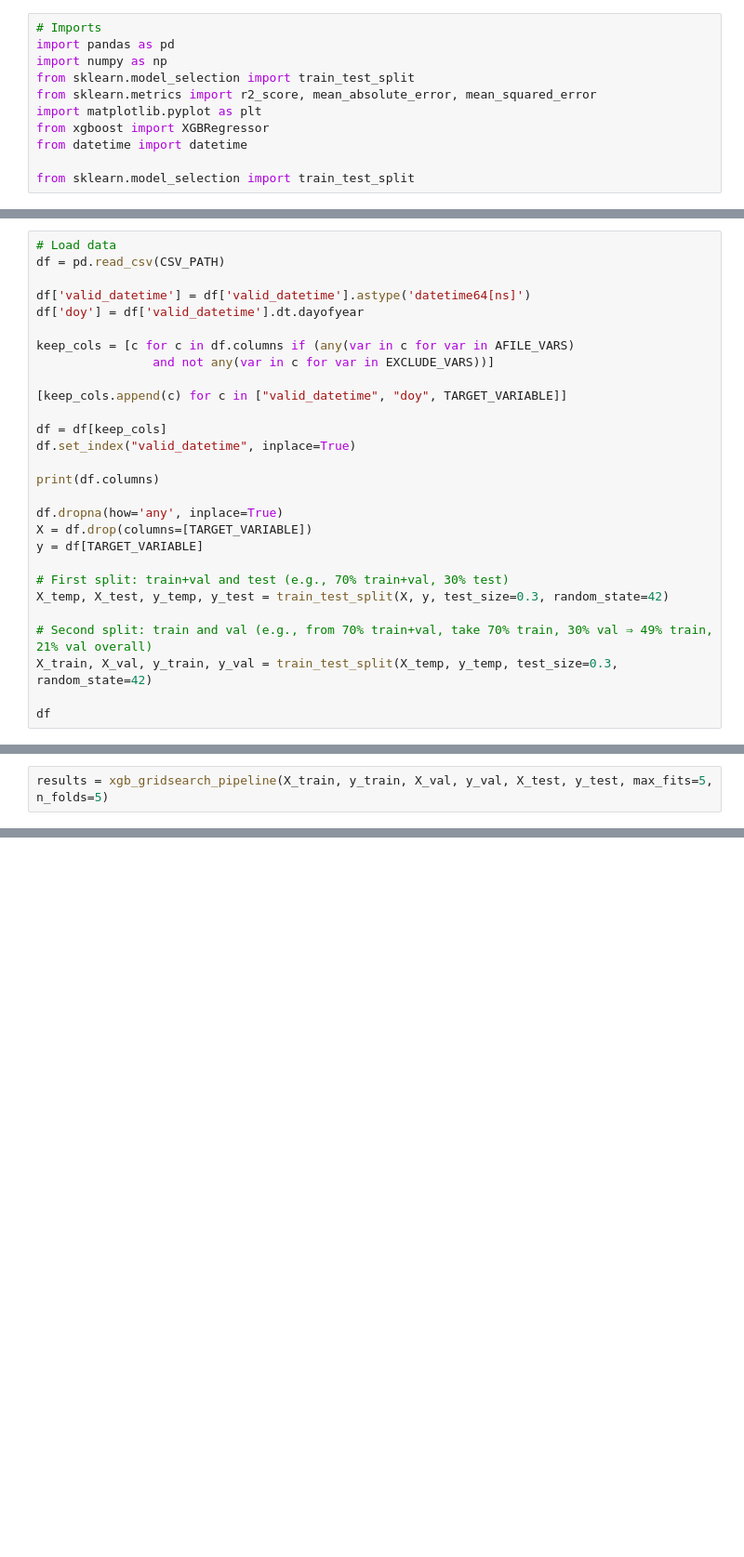
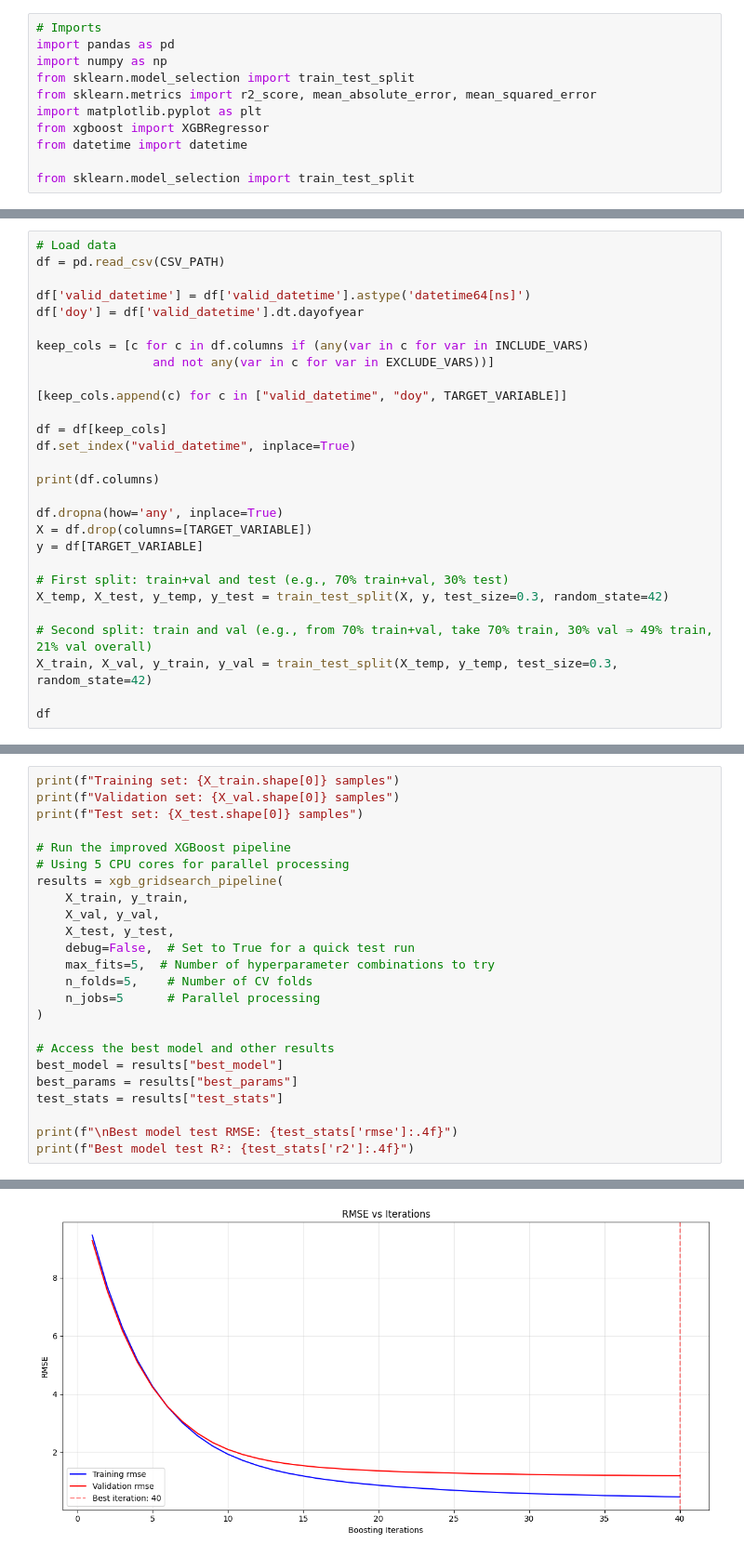
Before and after one commit to m-wessler/gefs-ai-ml, a Jupyter notebook: XGBoost_Machine_Learning_Regression_Training_(T4_GPU).ipynb, the cells around one changed output, grey strips where cells are left out. Shown at 93% size. Drawn from its saved outputs; the diff is of its cells as text; blank space fills up the shorter version.

```diff
--- a/XGBoost_Machine_Learning_Regression_Training_(T4_GPU).ipynb
+++ b/XGBoost_Machine_Learning_Regression_Training_(T4_GPU).ipynb
@@ -30,7 +40,7 @@ df = pd.read_csv(CSV_PATH)
 df['valid_datetime'] = df['valid_datetime'].astype('datetime64[ns]')
 df['doy'] = df['valid_datetime'].dt.dayofyear
 
-keep_cols = [c for c in df.columns if (any(var in c for var in AFILE_VARS)
+keep_cols = [c for c in df.columns if (any(var in c for var in INCLUDE_VARS)
                 and not any(var in c for var in EXCLUDE_VARS))]
 
 [keep_cols.append(c) for c in ["valid_datetime", "doy", TARGET_VARIABLE]]
@@ -306,2 +85,0 @@ def xgb_gridsearch_pipeline(X_train, y_train, X_val, y_val, X_test, y_test, debu
-# %%
-results = xgb_gridsearch_pipeline(X_train, y_train, X_val, y_val, X_test, y_test, max_fits=5, n_folds=5)
@@ -326,0 +891,25 @@ Test (FS) RMSE: 1.1468
+# %%
+print(f"Training set: {X_train.shape[0]} samples")
+print(f"Validation set: {X_val.shape[0]} samples")
+print(f"Test set: {X_test.shape[0]} samples")
+
+# Run the improved XGBoost pipeline
+# Using 5 CPU cores for parallel processing
+results = xgb_gridsearch_pipeline(
+    X_train, y_train,
+    X_val, y_val,
+    X_test, y_test,
+    debug=False,  # Set to True for a quick test run
+    max_fits=5,  # Number of hyperparameter combinations to try
+    n_folds=5,    # Number of CV folds
+    n_jobs=5      # Parallel processing
+)
+
+# Access the best model and other results
+best_model = results["best_model"]
+best_params = results["best_params"]
+test_stats = results["test_stats"]
+
+print(f"\nBest model test RMSE: {test_stats['rmse']:.4f}")
+print(f"Best model test R²: {test_stats['r2']:.4f}")
+# %% [output]
@@ -326,0 +933 @@ Test (FS) RMSE: 1.1468
+[figure, added]
```
Also changed, not shown: parts of 9 cells of this notebook.
